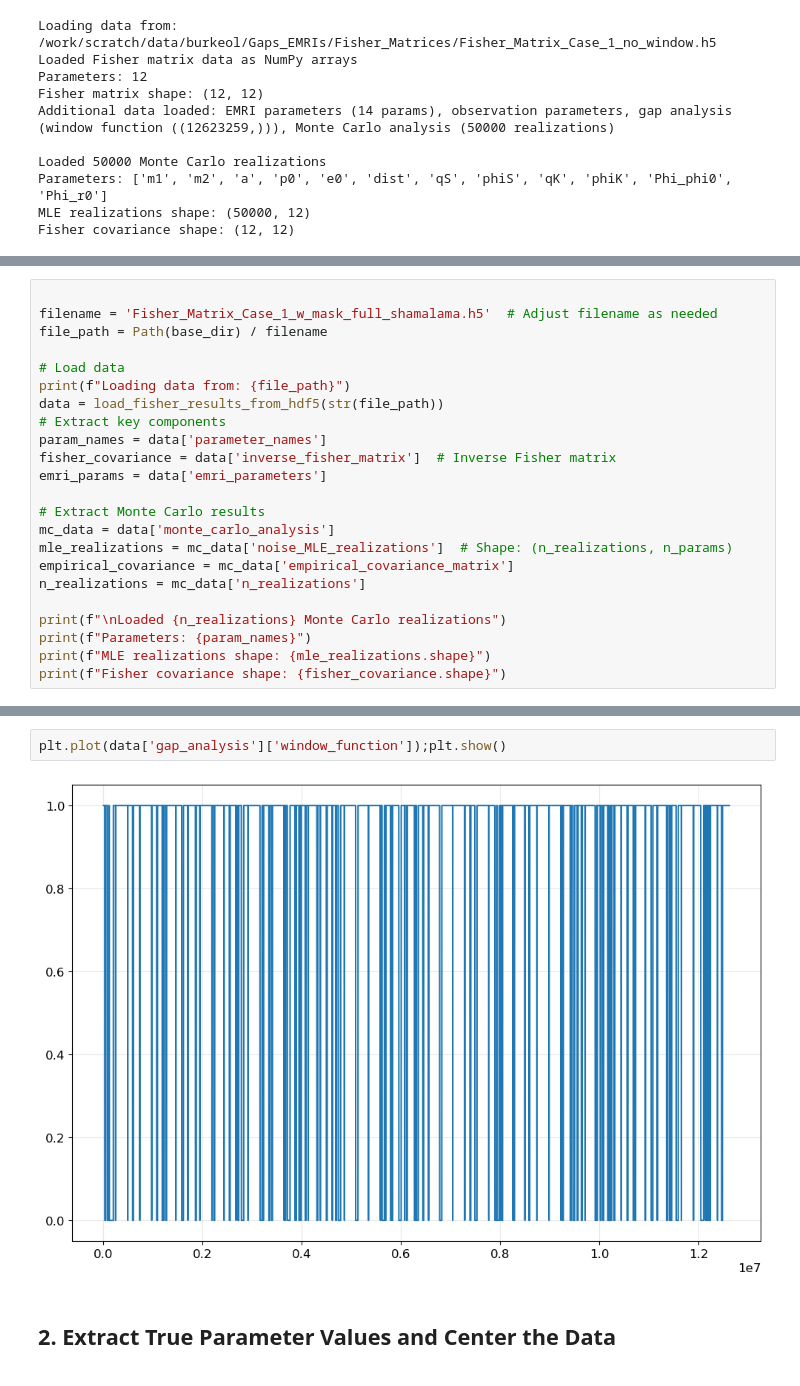
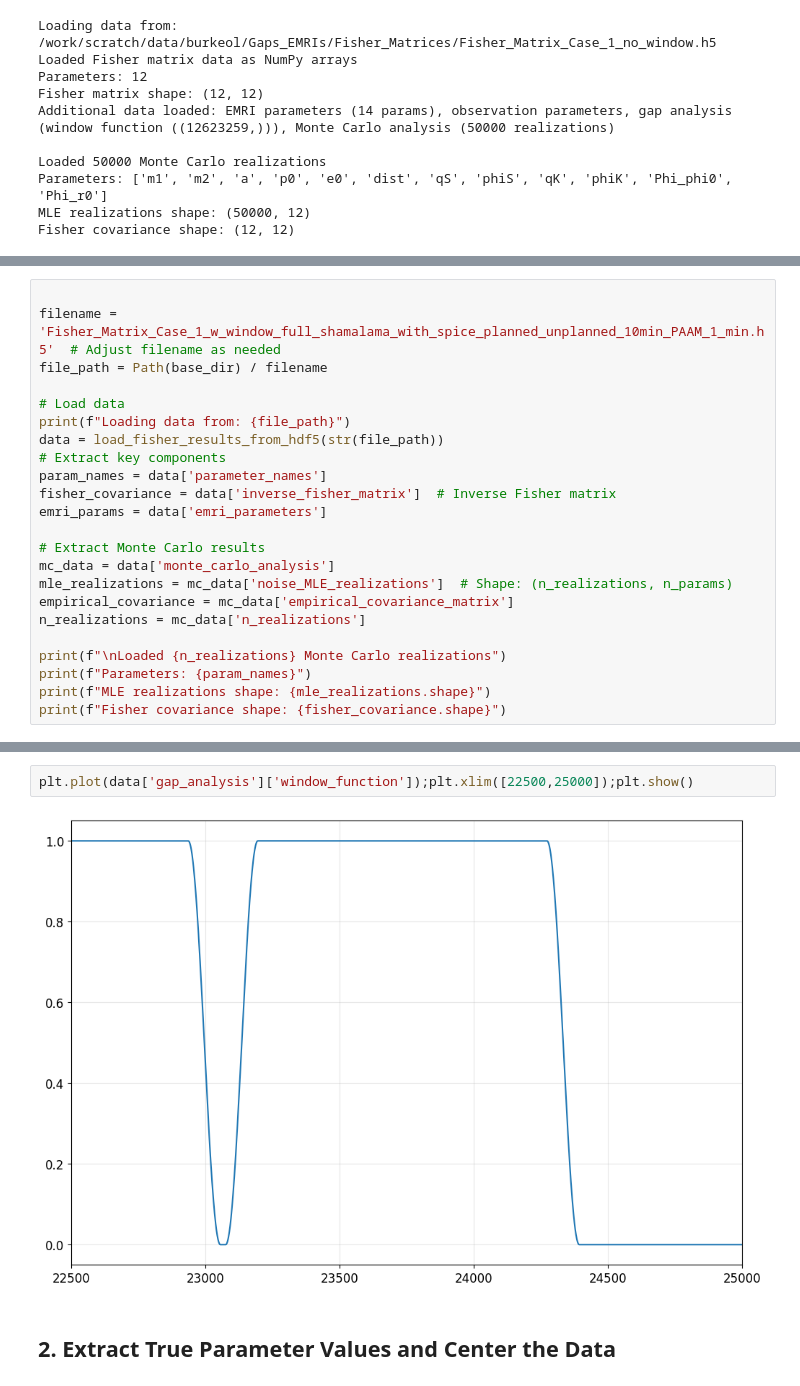
Before and after one commit to OllieBurke/Gaps_EMRIs, a Jupyter notebook: EMRIs/CV_estimates/no_gaps/notebooks/process_FM_data.ipynb, the cells around one changed output, grey strips where cells are left out. Cells and saved outputs as stored; diff of their text form.

```diff
--- a/EMRIs/CV_estimates/no_gaps/notebooks/process_FM_data.ipynb
+++ b/EMRIs/CV_estimates/no_gaps/notebooks/process_FM_data.ipynb
@@ -73,6 +100,6 @@ Fisher covariance shape: (12, 12)
 # %%
 
-filename = 'Fisher_Matrix_Case_1_w_mask_full_shamalama.h5'  # Adjust filename as needed
+filename = 'Fisher_Matrix_Case_1_w_window_full_shamalama_with_spice_planned_unplanned_10min_PAAM_1_min.h5'  # Adjust filename as needed
 file_path = Path(base_dir) / filename
 
 # Load data
@@ -139,7 +167,7 @@ square root of Information lost due to gaps = 0.9252395104272226
 # %%
-plt.plot(data['gap_analysis']['window_function']);plt.show()
+plt.plot(data['gap_analysis']['window_function']);plt.xlim([22500,25000]);plt.show()
 # %% [output]
-[figure, old version]
+[figure, new version]
 # %% [markdown]
 ## 2. Extract True Parameter Values and Center the Data
 # %%
```
Also changed, not shown: parts of 11 cells of this notebook, 3 other files.
